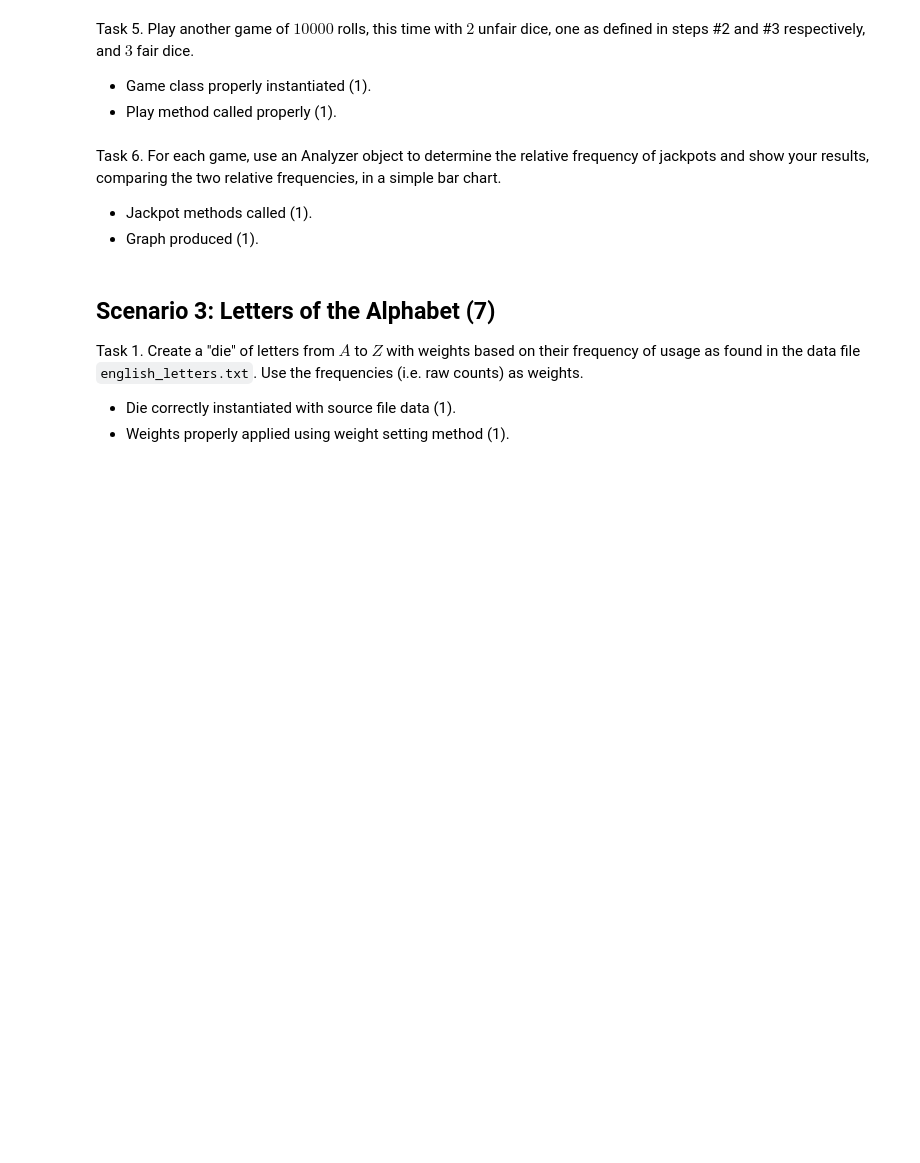
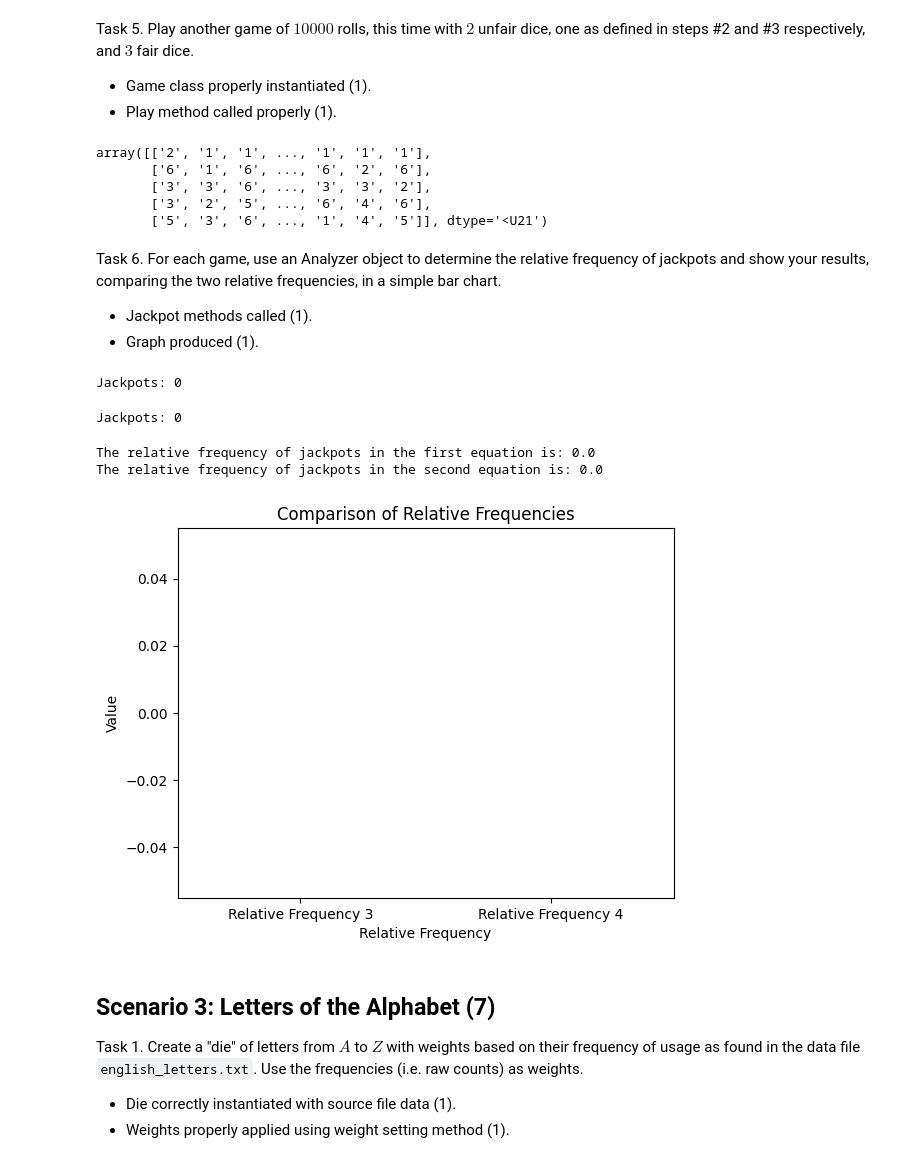
Before and after one commit to kianadane/ds5100-finalproject2-urn8he, a Jupyter notebook: DANE_DS5100_finalproject.ipynb, the cells around one changed output. Drawn from its saved outputs; the diff is of its cells as text; code cells hidden in the pictures; blank space fills up the shorter version.

```diff
--- a/DANE_DS5100_finalproject.ipynb
+++ b/DANE_DS5100_finalproject.ipynb
@@ -513,11 +616,68 @@ Task 5. Play another game of $10000$ rolls, this time with $2$ unfair dice, one
 
 - Game class properly instantiated (1).
 - Play method called properly (1).
+# %%
+faces_unfairdie = np.array([1, 2, 3, 4, 5, 6])
+weights_unfairdie = np.array([1, 1, 1, 1, 1, 1])
+
+def fair_die():
+    return faces_fairdie, weights_fairdie / weights_fairdie.sum()
+
+last_fairdie1 = myfairdie2
+last_fairdie2 = myfairdie3
+last_fairdie3 = Die(*fair_die())
+last_fairdie4 = Die(*fair_die())
+last_fairdie5 = Die(*fair_die())
+
+dice_unfair = [last_fairdie1, last_fairdie2, last_fairdie3, last_fairdie4, last_fairdie5]
+game_unfair = Game(dice_unfair,10000)
+
+
+game_unfair.play(10000)
+# %% [output]
+array([['2', '1', '1', ..., '1', '1', '1'],
+       ['6', '1', '6', ..., '6', '2', '6'],
+       ['3', '3', '6', ..., '3', '3', '2'],
+       ['3', '2', '5', ..., '6', '4', '6'],
+       ['5', '3', '6', ..., '1', '4', '5']], dtype='<U21')
 # %% [markdown]
 Task 6. For each game, use an Analyzer object to determine the relative frequency of jackpots and show your results, comparing the two relative frequencies, in a simple bar chart.
 
 - Jackpot methods called (1).
 - Graph produced (1).
+# %%
+analyzer3 = Analyzer(game_unfair)
+frequency3 = analyzer3.jackpot()
+print(f"Jackpots: {frequency3}")
+# %% [output]
+Jackpots: 0
+# %%
+analyzer4 = Analyzer(game_fair)
+frequency4 = analyzer4.jackpot()
+print(f"Jackpots: {frequency4}")
+# %% [output]
+Jackpots: 0
+# %%
+relative_frequency3 = frequency3/1000
+relative_frequency4 = frequency4/1000
+print(f"The relative frequency of jackpots in the first equation is: {relative_frequency1}")
+print(f"The relative frequency of jackpots in the second equation is: {relative_frequency2}")
+# %% [output]
+The relative frequency of jackpots in the first equation is: 0.0
+The relative frequency of jackpots in the second equation is: 0.0
+# %%
+labels2 = ['Relative Frequency 3', 'Relative Frequency 4']
+values2 = [relative_frequency3, relative_frequency4]
+
+plt.bar(labels2, values2)
+
+plt.xlabel('Relative Frequency')
+plt.ylabel('Value')
+plt.title('Comparison of Relative Frequencies')
+
+plt.show()
+# %% [output]
+[figure, added]
 # %% [markdown]
 ## Scenario 3: Letters of the Alphabet (7)
 
```
Also changed, not shown: parts of 24 cells of this notebook, 4 other files.
